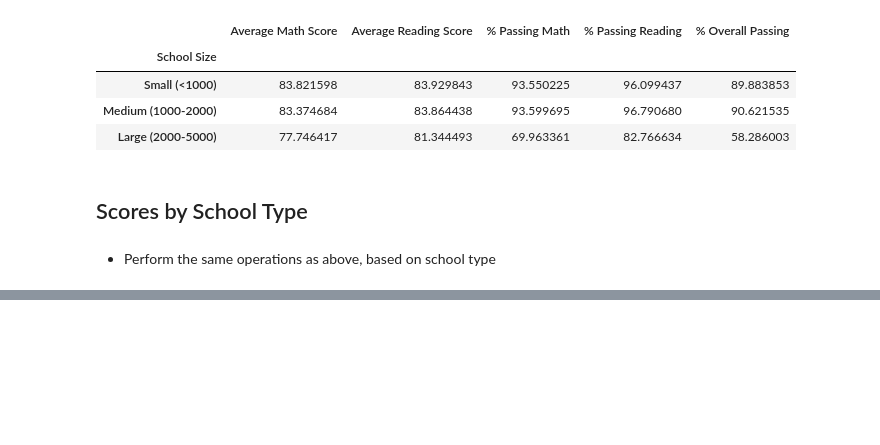
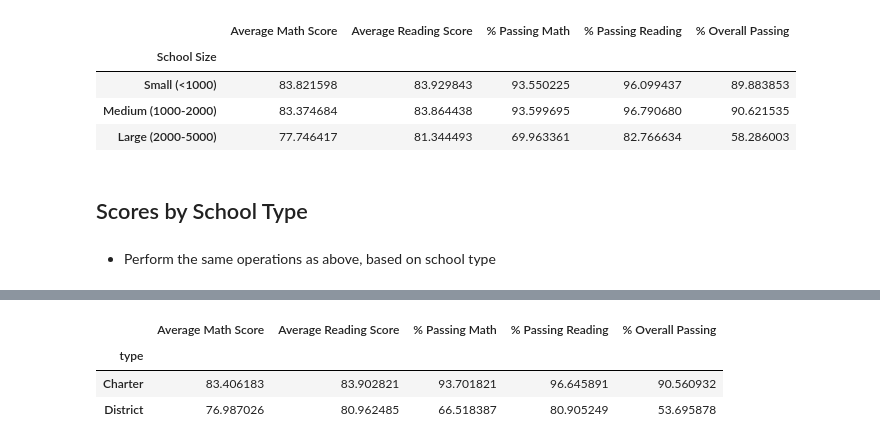
Before and after one commit to pulliam-chris/Pandas-Challenge, a Jupyter notebook: PyCitySchools_main.ipynb, the cells around one changed output, grey strips where cells are left out. Drawn from its saved outputs; the diff is of its cells as text; code cells hidden in the pictures; blank space fills up the shorter version.

Commit message:
work around with calculations by school type. need to revisit

```diff
--- a/PyCitySchools_main.ipynb
+++ b/PyCitySchools_main.ipynb
@@ -502,2 +473,46 @@ bytype_summary_df
+# %%
+#bytype_summary_df = byschool_summary_df
+#bytype_summary_df = bytype_summary_df.reset_index()
+#stype = bytype_summary_df["School Type"].iloc[:]
+#stype = stype[:]
+#bytype_summary_df["myType"] = stype
+#bytype_summary_df.groupby("myType")
+
+bytype_df = school_data_complete
+bytype_df = bytype_df.groupby(["type"])
+
+studentTCount = bytype_df["Student ID"].count()
+
+averageTMath = bytype_df["math_score"].mean()
+averageTReading = bytype_df["reading_score"].mean()
+
+#Using previous dataframe only containing students passing math
+passingM2_df = passingMath_df["type"]
+passingM2 = passingM2_df.value_counts()
+passingM2 = passingM2 / studentTCount * 100
+
+#Using previous dataframe only containing students passing reading
+passingR2_df = passingReading_df["type"]
+passingR2 = passingR2_df.value_counts()
+passingR2 = passingR2 / studentTCount * 100
+
+#Using previous dataframe only containing students passing overall
+passingO2_df = passingOverall_df["type"]
+passingO2 = passingO2_df.value_counts()
+passingO2 = passingO2 / studentTCount * 100
+
+# Place all of the data found into a summary DataFrame
+bytype_summary_df = pd.DataFrame({"Average Math Score": averageTMath,
+                                  "Average Reading Score": averageTReading,
+                                  "% Passing Math": passingM2,
+                                  "% Passing Reading": passingR2,
+                                  "% Overall Passing": passingO2})
+
+bytype_summary_df
+# %% [output]
+|  | Average Math Score | Average Reading Score | % Passing Math | % Passing Reading | % Overall Passing |
+| type |  |  |  |  |  |
+| Charter | 83.406183 | 83.902821 | 93.701821 | 96.645891 | 90.560932 |
+| District | 76.987026 | 80.962485 | 66.518387 | 80.905249 | 53.695878 |
 # %%
 #Preserve Output
```
Also changed, not shown: parts of 2 cells of this notebook.
